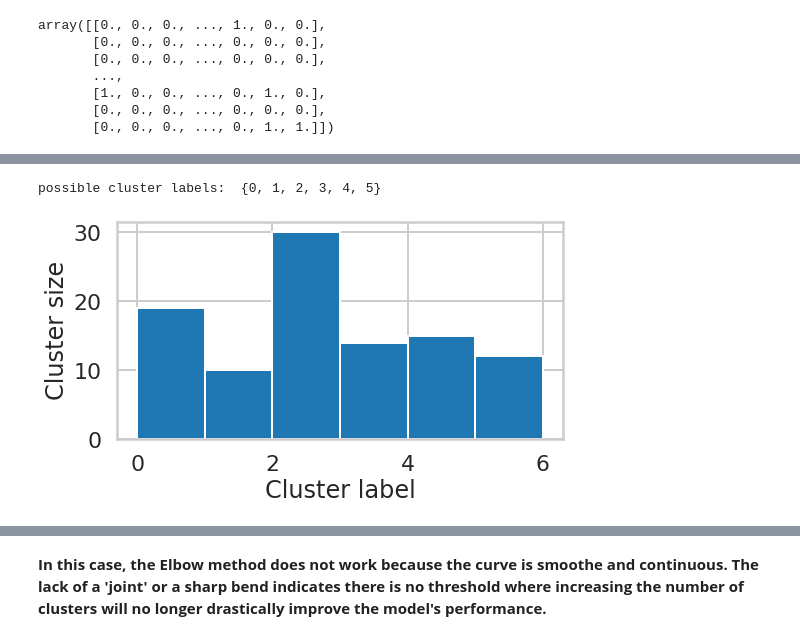
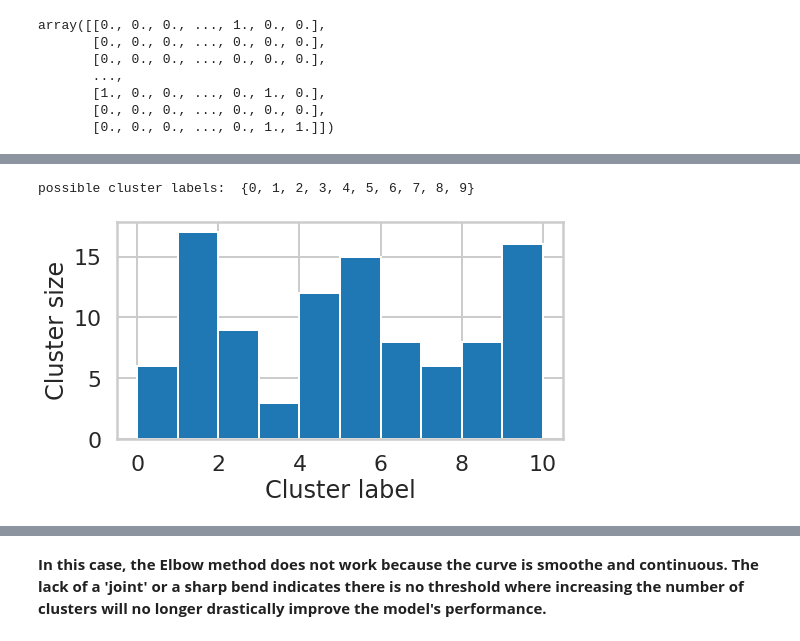
Before and after one commit to AHalarewicz/Clustering, a Jupyter notebook: clustering/Mini_Project_Clustering.ipynb, the cells around one changed output, grey strips where cells are left out. Drawn from its saved outputs; the diff is of its cells as text; code cells hidden in the pictures.

```diff
--- a/clustering/Mini_Project_Clustering.ipynb
+++ b/clustering/Mini_Project_Clustering.ipynb
@@ -149,22 +178,22 @@ def get_sum_squares(fitted_model):
 # %%
 # apply KMeans clustering method
 from sklearn.cluster import KMeans
 
 # specify number of clusters
-n_clusters = 6
+n_clusters = 10
 
 # instatiate a KMeans model
 kmean = KMeans(n_clusters=n_clusters)
 
 # fit the model and predict clusters
 cluster_labels = kmean.fit_predict(x_cols)
 
 print('possible cluster labels: ',set(cluster_labels))
 
 _ = plt.figure(figsize=(8, 4))
 _ = plt.hist(cluster_labels, bins=range(0, n_clusters+1))
 _ = plt.xlabel('Cluster label')
 _ = plt.ylabel('Cluster size')
 # %% [output]
-possible cluster labels:  {0, 1, 2, 3, 4, 5}
+possible cluster labels:  {0, 1, 2, 3, 4, 5, 6, 7, 8, 9}
-[figure, old version]
+[figure, new version]
```
Also changed, not shown: parts of 3 cells of this notebook.
